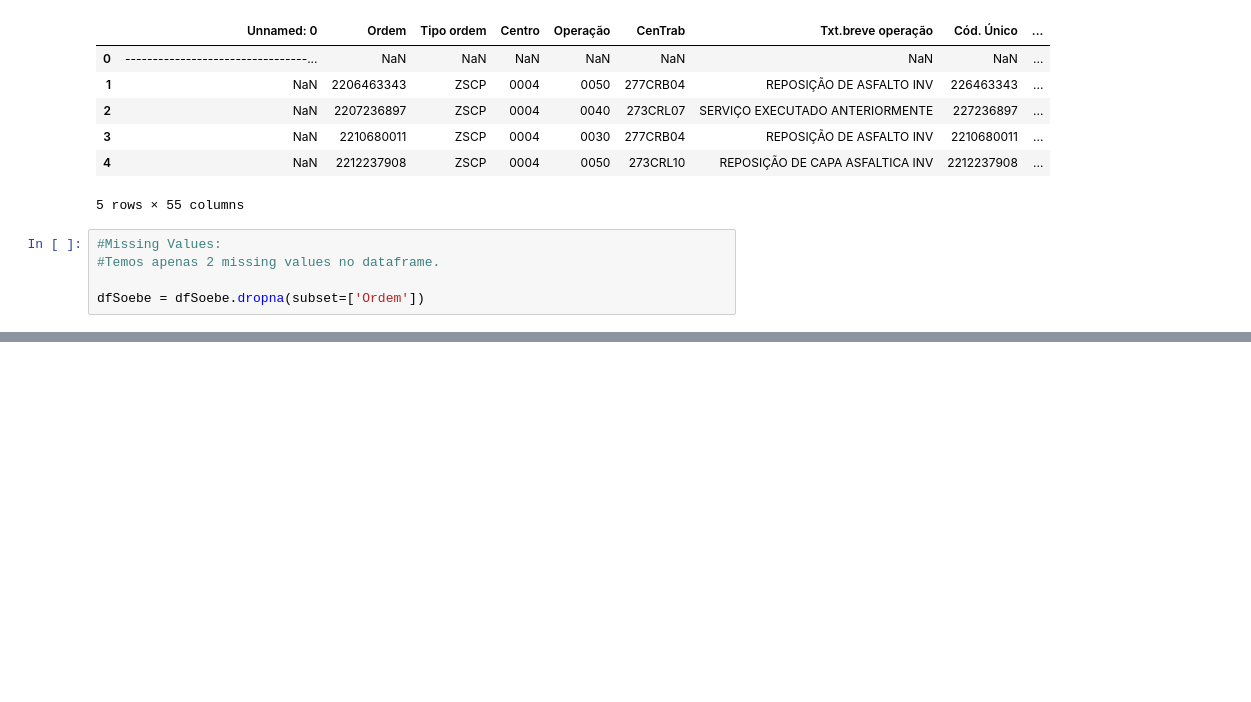
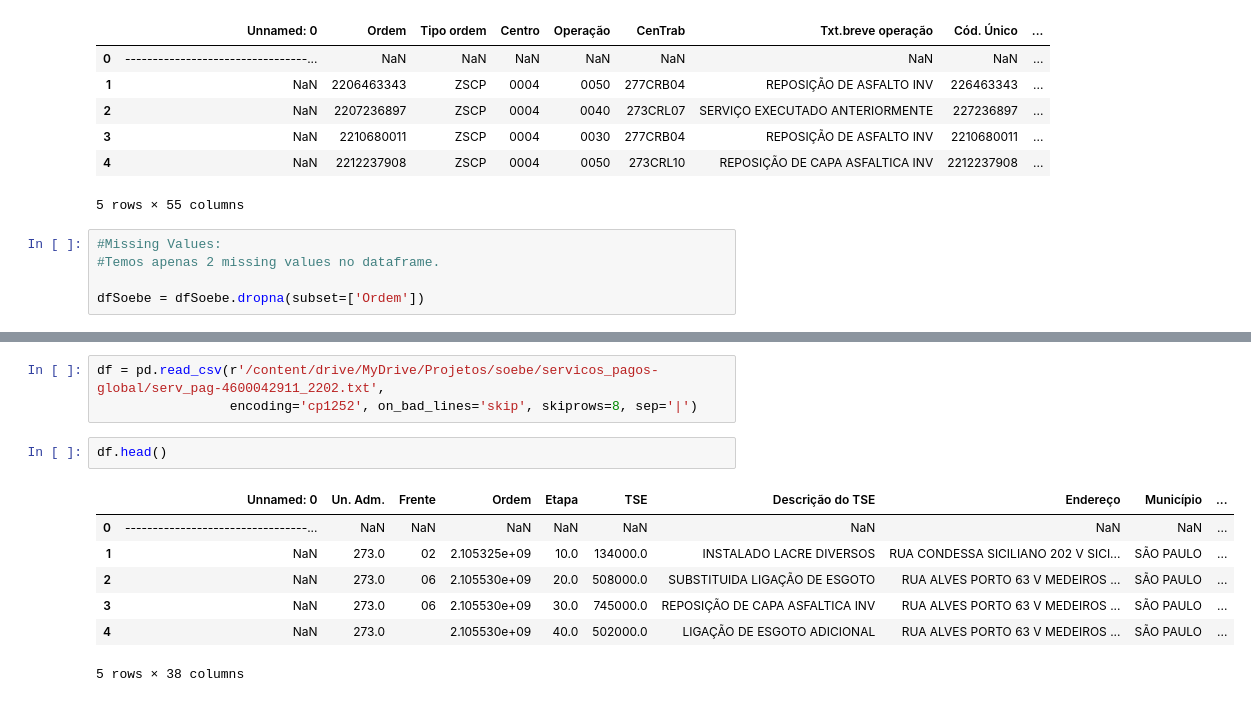
Before and after one commit to eeyamazaki/soebe, a Jupyter notebook: modelo_preditivo_soebe.ipynb, the cells around one changed output, grey strips where cells are left out. Saved outputs shown, nothing was run; the diff lists cells and outputs as text; blank space fills up the shorter version.

```diff
--- a/modelo_preditivo_soebe.ipynb
+++ b/modelo_preditivo_soebe.ipynb
@@ -57,0 +107,13 @@ dfSoebe = dfSoebe.dropna(subset=['Ordem'])
+# %%
+df = pd.read_csv(r'/content/drive/MyDrive/Projetos/soebe/servicos_pagos-global/serv_pag-4600042911_2202.txt',
+                 encoding='cp1252', on_bad_lines='skip', skiprows=8, sep='|')
+# %%
+df.head()
+# %% [output]
+|  | Unnamed: 0 | Un. Adm. | Frente | Ordem | Etapa | TSE | Descrição do TSE | Endereço | Município | ... |
+| 0 | ---------------------------------... | NaN | NaN | NaN | NaN | NaN | NaN | NaN | NaN | ... |
+| 1 | NaN | 273.0 | 02 | 2.105325e+09 | 10.0 | 134000.0 | INSTALADO LACRE DIVERSOS | RUA CONDESSA SICILIANO 202 V SICI... | SÃO PAULO | ... |
+| 2 | NaN | 273.0 | 06 | 2.105530e+09 | 20.0 | 508000.0 | SUBSTITUIDA LIGAÇÃO DE ESGOTO | RUA ALVES PORTO 63 V MEDEIROS ... | SÃO PAULO | ... |
+| 3 | NaN | 273.0 | 06 | 2.105530e+09 | 30.0 | 745000.0 | REPOSIÇÃO DE CAPA ASFALTICA INV | RUA ALVES PORTO 63 V MEDEIROS ... | SÃO PAULO | ... |
+| 4 | NaN | 273.0 |  | 2.105530e+09 | 40.0 | 502000.0 | LIGAÇÃO DE ESGOTO ADICIONAL | RUA ALVES PORTO 63 V MEDEIROS ... | SÃO PAULO | ... |
+5 rows × 38 columns
```
Also changed, not shown: parts of 5 cells of this notebook.
